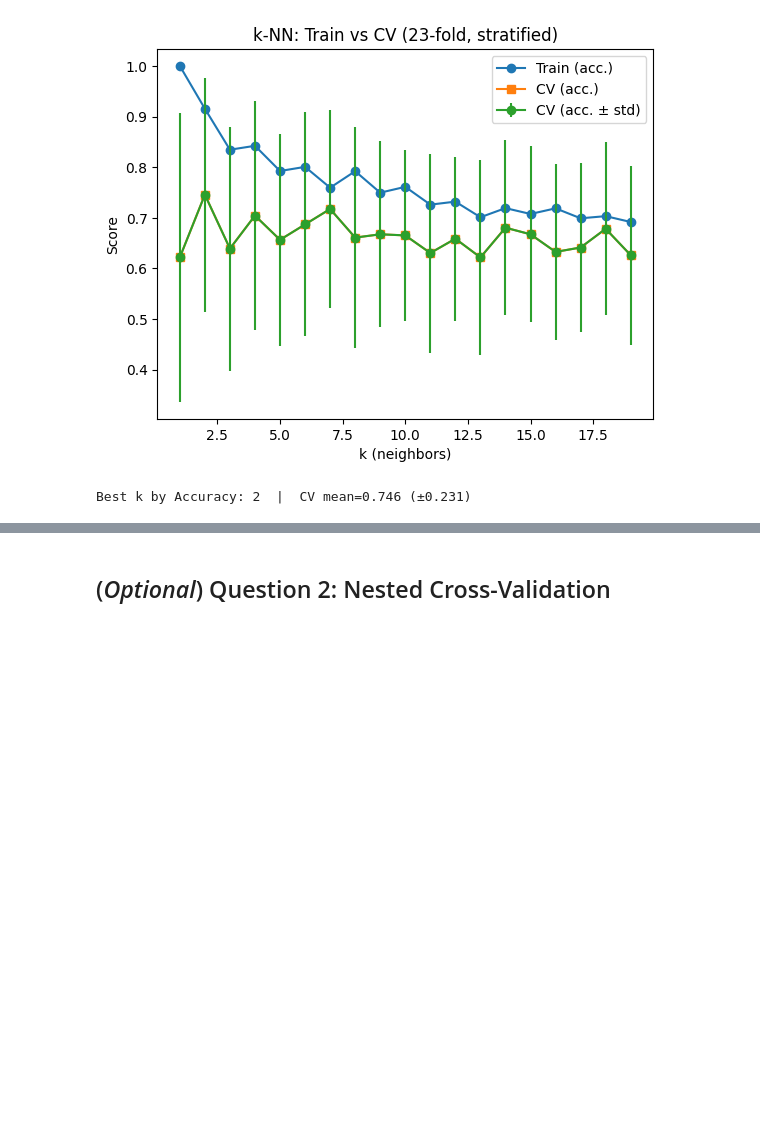
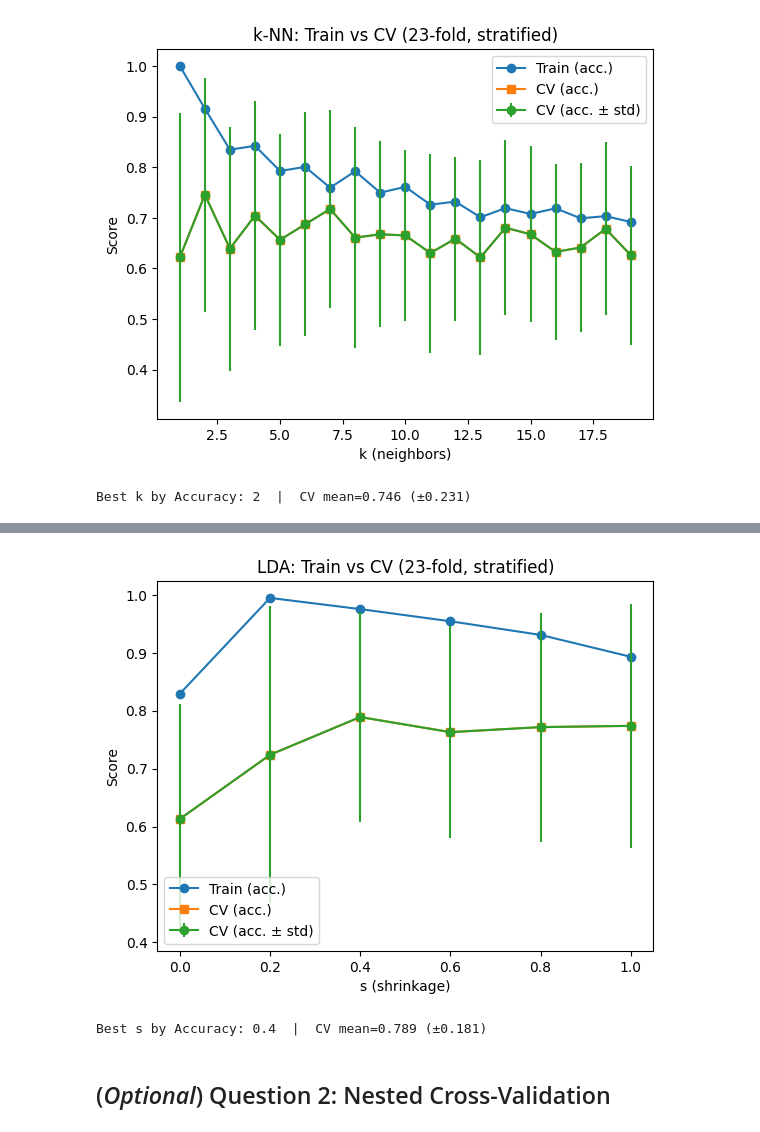
Before and after one commit to BioML-UGent/MLLS, a Jupyter notebook: 05_evaluation/PCLab5_CrossValidation_SOLVED.ipynb, the cells around one changed output, grey strips where cells are left out. Saved outputs shown, nothing was run; the diff lists cells and outputs as text; code cells hidden in the pictures; blank space fills up the shorter version.

```diff
--- a/05_evaluation/PCLab5_CrossValidation_SOLVED.ipynb
+++ b/05_evaluation/PCLab5_CrossValidation_SOLVED.ipynb
@@ -307,3 +314,37 @@ Best k by Accuracy: 2  |  CV mean=0.746 (±0.231)
+# %%
+n_splits = 23
+# define suitable space for shrinkage parameter
+space = np.arange(0,1.1,0.2)
+folds = StratifiedKFold(n_splits=n_splits, shuffle=True, random_state=42)
+
+
+mean_cv_acc, std_cv_acc = [], []
+mean_train_acc = []
+
+for s in space:
+    lda = LDA(shrinkage=s, solver='lsqr')
+    # cross_validate to get both train and test scores (beware small-sample bias on train folds)
+    out =cross_validate(lda, X, y, cv=folds, return_train_score=True, n_jobs=-1)
+    mean_cv_acc.append(out["test_score"].mean())
+    std_cv_acc.append(out["test_score"].std())
+    mean_train_acc.append(out["train_score"].mean())
+
+# Plot train vs CV (balanced accuracy)
+plt.figure()
+plt.plot(space, mean_train_acc, marker="o", label="Train (acc.)")
+plt.plot(space, mean_cv_acc, marker="s", label="CV (acc.)")
+# plot error bars as well
+plt.errorbar(space, mean_cv_acc, std_cv_acc, fmt='-o', label="CV (acc. ± std)")
+#
+plt.xlabel("s (shrinkage)"); plt.ylabel("Score"); plt.title(f"LDA: Train vs CV ({n_splits}-fold, stratified)")
+plt.legend(); plt.show()
+
+# Report best s under two metrics
+s_acc_best  = space[int(np.argmax(mean_cv_acc))]
+print(f"Best s by Accuracy: {s_acc_best}  |  CV mean={np.max(mean_cv_acc):.3f} (±{std_cv_acc[np.argmax(mean_cv_acc)]:.3f})")
+# %% [output]
+[figure, added]
+Best s by Accuracy: 0.4  |  CV mean=0.789 (±0.181)
 # %% [markdown]
 ## (*Optional*) Question 2: Nested Cross-Validation
 # %% [markdown]
```
Also changed, not shown: parts of 3 cells of this notebook.
